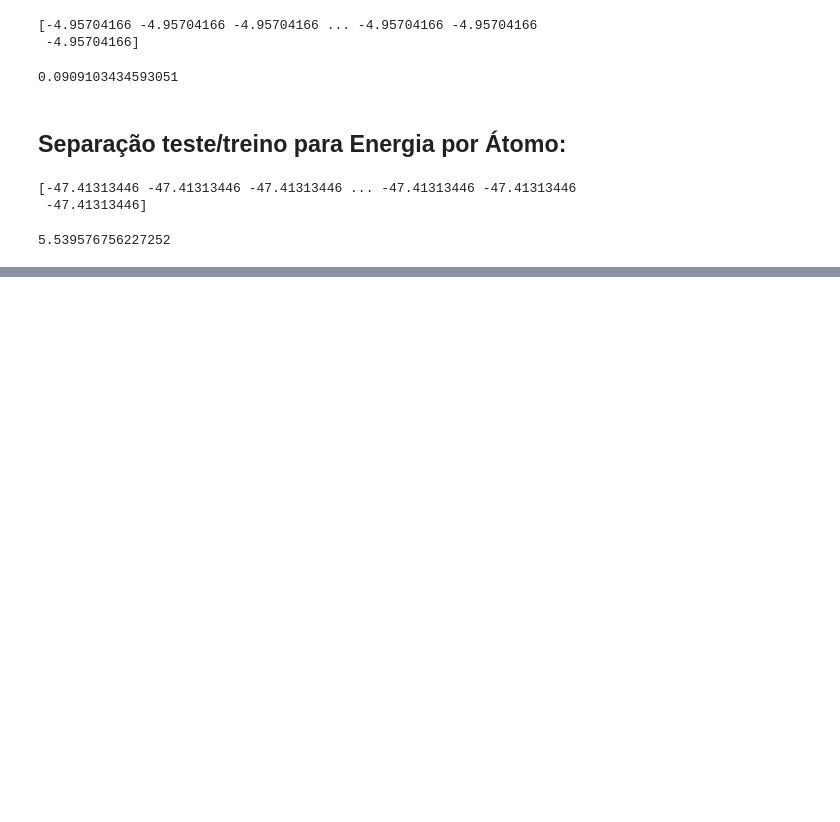
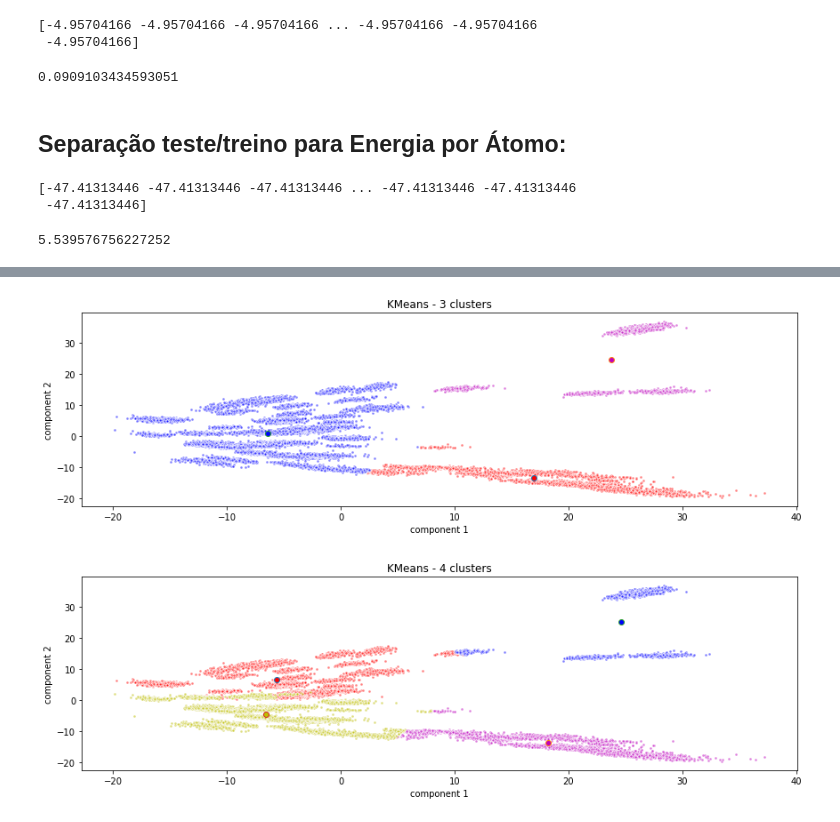
Before and after one commit to Karl-Marcos/ML-2022-DIMP, a Jupyter notebook: bloco_3.ipynb, the cells around one changed output, grey strips where cells are left out. Saved outputs shown, nothing was run; the diff lists cells and outputs as text; code cells hidden in the pictures; blank space fills up the shorter version.

```diff
--- a/bloco_3.ipynb
+++ b/bloco_3.ipynb
@@ -391,0 +438,78 @@ O RMSE do modelo floresta aleatória para Energia por Átomo foi de 0.1413342447
+# %%
+from sklearn.metrics.pairwise import pairwise_distances_argmin
+
+PCS = ["PC1", "PC2", "PC3"]
+
+print(dados_pca[PCS])
+
+for numberofclusters in range(3,6):
+
+    n_clusters=numberofclusters
+
+    kmeans = KMeans(
+        n_clusters=n_clusters,
+        init='random',
+        n_init=10,
+        max_iter=300,
+        tol=1e-04,
+        random_state=0
+    )
+
+    y_kmeans = kmeans.fit_predict(dados_pca[PCS])
+
+    centroids = kmeans.cluster_centers_
+    labels = pairwise_distances_argmin(dados_pca[PCS], centroids)
+    colors = ["r", "m", "b", "y", "k"]
+
+    fig = plt.figure(figsize=(14.4, 4))
+    ax = fig.add_subplot()
+
+    for k, col in zip(range(n_clusters), colors):
+        my_members = labels == k
+        cluster_center = centroids[k]
+        ax.plot(
+            dados_pca.iloc[my_members, 0],
+            dados_pca.iloc[my_members, 1],
+            "w",
+            markerfacecolor=col,
+            marker=".",
+            alpha = 0.5,
+            linewidth=0
+        )
+        ax.plot(
+            cluster_center[0],
+            cluster_center[1],
+            "o",
+            markerfacecolor=col,
+            markersize=6,
+            alpha = 1.0,
+            linewidth=0
+        )
+    title = 'KMeans - ' + str(numberofclusters) + " clusters"
+    ax.set_title(title)
+    plt.xlabel('component 1')
+    plt.ylabel('component 2')
+
+    plt.show()
+
+
+fig = plt.figure(figsize=(18, 4))
+ax = fig.add_subplot()
+plt.scatter(dados_pca.iloc[:, 0], dados_pca.iloc[:, 1], edgecolor='none', alpha=0.5, c=dados_pca["Fermi_energy"].values)
+plt.xlabel('component 1')
+plt.ylabel('component 2')
+ax.set_title('Fermi Energy Colormap')
+plt.colorbar()
+plt.show()
+
+fig = plt.figure(figsize=(18, 4))
+ax = fig.add_subplot()
+plt.scatter(dados_pca.iloc[:, 0], dados_pca.iloc[:, 1], edgecolor='none', alpha=0.5, c=dados_pca["energy_per_atom"].values)
+plt.xlabel('component 1')
+plt.ylabel('component 2')
+ax.set_title('Energy per Atom Colormap')
+
+plt.colorbar()
+plt.savefig(r'imagens\clusters.png', dpi = 200)
+plt.show()
+# %% [output]
@@ -391,0 +530,2 @@ O RMSE do modelo floresta aleatória para Energia por Átomo foi de 0.1413342447
+[figure, added]
+[figure, added]
```
Also changed, not shown: parts of 13 cells of this notebook.
